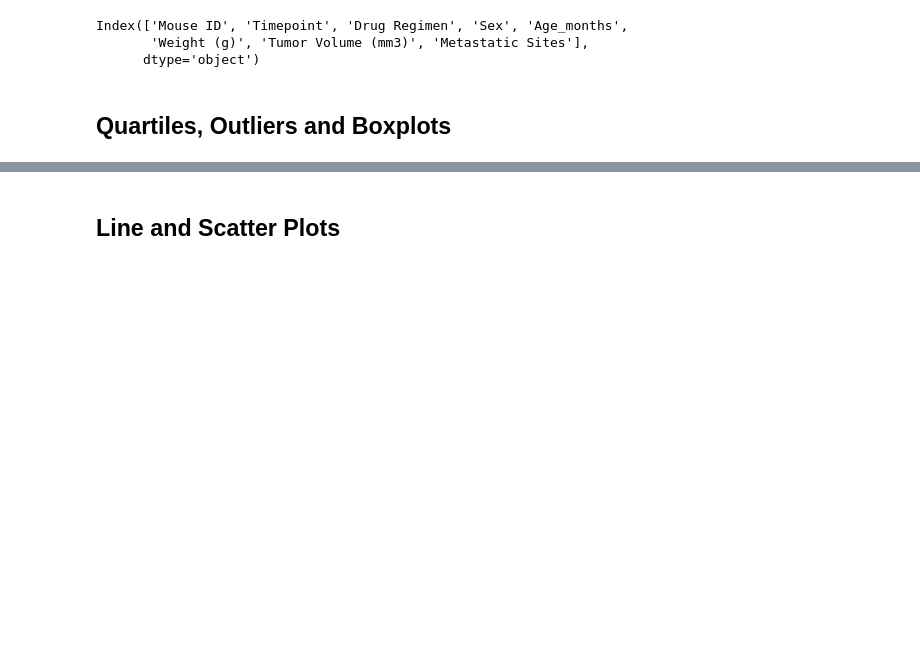
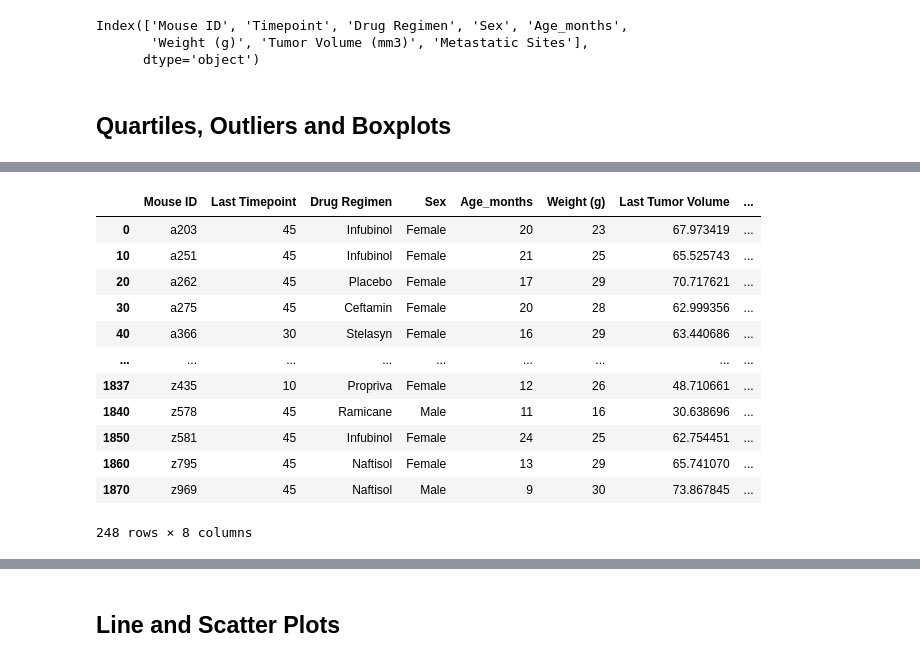
Before and after one commit to yingzi2022/Matplotlib_Challenge18531383, a Jupyter notebook: Instruction/Pymaceuticals/pymaceuticals_starter.ipynb, the cells around one changed output, grey strips where cells are left out. Saved outputs shown, nothing was run; the diff lists cells and outputs as text; code cells hidden in the pictures; blank space fills up the shorter version.

```diff
--- a/Instruction/Pymaceuticals/pymaceuticals_starter.ipynb
+++ b/Instruction/Pymaceuticals/pymaceuticals_starter.ipynb
@@ -692,0 +476,15 @@ SyntaxError: EOL while scanning string literal (Temp/ipykernel_29816/4226151935.
+# %%
+# Calculate the final tumor volume of each mouse across four of the treatment regimens:
+# Capomulin, Ramicane, Infubinol, and Ceftamin
+
+#Step 1: count by Mouse ID and Drug Regimen for the number of timepoints
+import pandas as pd
+#columns1 = ['Mouse ID', 'Drug Regimen','Timepoint', 'Sex','Tumor Volume (mm3)','Age_months', 'Weight (g)', 'Metastatic Sites']
+columns1 = ['Mouse ID', 'Drug Regimen']
+#columns2 = ['Timepoint', 'Tumor Volume (mm3)']
+#clean_df.loc[clean_df['Drug Regimen'] == 'Capomulin',columns1]
+Regimen_count = clean_df.groupby(columns1).count()['Timepoint']
+#Regimen_count.count() = 248
+Regimen_count
+#Regimen_count = Regimen_count.rename(columns={'Timepoint':'Number of Timepoints'})
+#Regimen_count
@@ -692,0 +524,20 @@ SyntaxError: EOL while scanning string literal (Temp/ipykernel_29816/4226151935.
+# %%
+#Step 2: B) print the first line of records by mouse ID
+Regimen_last = Regimen_sort_last_df.groupby(columns1).head(1)
+#Regimen4_latest.count()
+Regimen_last = Regimen_last.rename(columns = {'Timepoint':'Last Timepoint','Tumor Volume (mm3)':'Last Tumor Volume'})
+Regimen_last
+# %% [output]
+|  | Mouse ID | Last Timepoint | Drug Regimen | Sex | Age_months | Weight (g) | Last Tumor Volume | ... |
+| 0 | a203 | 45 | Infubinol | Female | 20 | 23 | 67.973419 | ... |
+| 10 | a251 | 45 | Infubinol | Female | 21 | 25 | 65.525743 | ... |
+| 20 | a262 | 45 | Placebo | Female | 17 | 29 | 70.717621 | ... |
+| 30 | a275 | 45 | Ceftamin | Female | 20 | 28 | 62.999356 | ... |
+| 40 | a366 | 30 | Stelasyn | Female | 16 | 29 | 63.440686 | ... |
+| ... | ... | ... | ... | ... | ... | ... | ... | ... |
+| 1837 | z435 | 10 | Propriva | Female | 12 | 26 | 48.710661 | ... |
+| 1840 | z578 | 45 | Ramicane | Male | 11 | 16 | 30.638696 | ... |
+| 1850 | z581 | 45 | Infubinol | Female | 24 | 25 | 62.754451 | ... |
+| 1860 | z795 | 45 | Naftisol | Female | 13 | 29 | 65.741070 | ... |
+| 1870 | z969 | 45 | Naftisol | Male | 9 | 30 | 73.867845 | ... |
+248 rows × 8 columns
```
Also changed, not shown: parts of 42 cells of this notebook, 5 other files.
